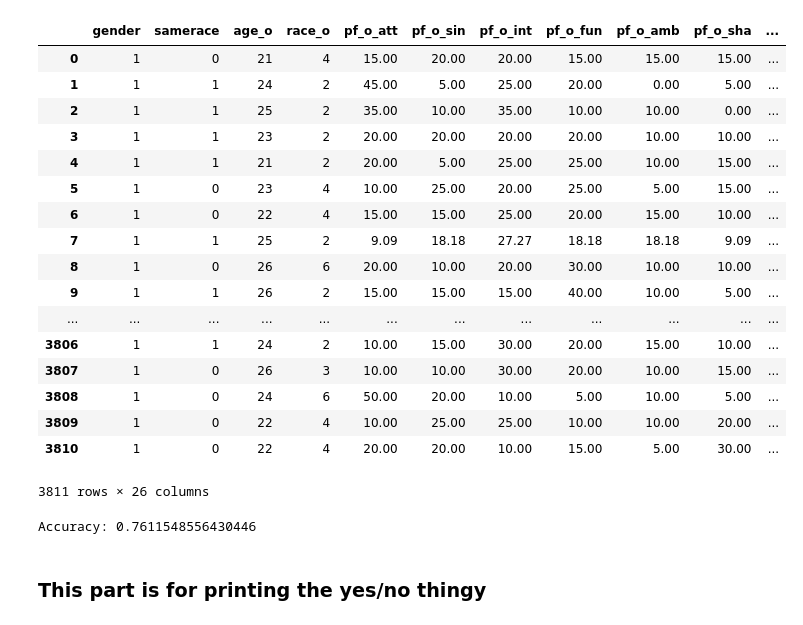
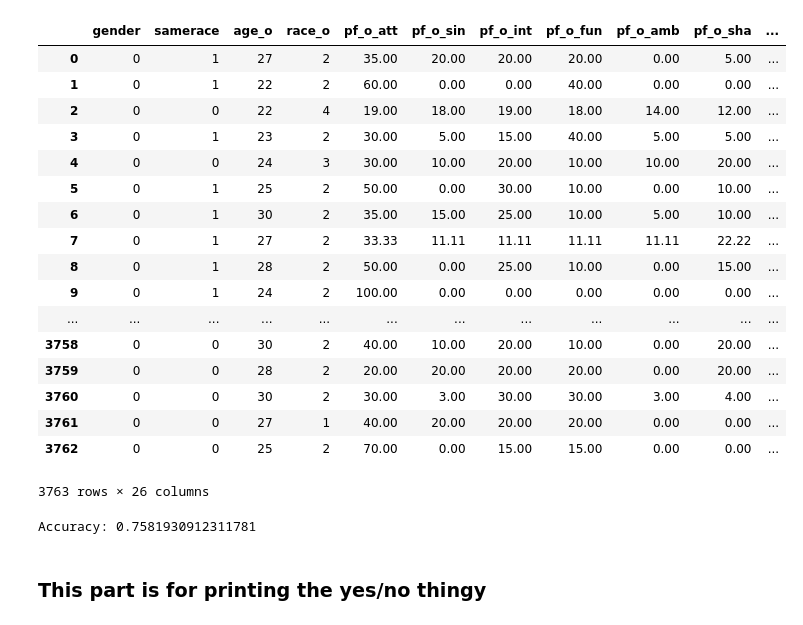
Before and after one commit to yulnicorn/Data-Analytics-Mining, a Jupyter notebook: DecisionTree.ipynb, the cells around one changed output. Saved outputs shown, nothing was run; the diff lists cells and outputs as text; code cells hidden in the pictures.

```diff
--- a/DecisionTree.ipynb
+++ b/DecisionTree.ipynb
@@ -9,27 +9,27 @@ from IPython.display import Image
 from sklearn.tree import export_graphviz
 # %%
 # load dataset
-df = pd.read_csv("male(final).csv")
+df = pd.read_csv("female(final).csv")
 df
 # %% [output]
 |  | gender | samerace | age_o | race_o | pf_o_att | pf_o_sin | pf_o_int | pf_o_fun | pf_o_amb | pf_o_sha | ... |
-| 0 | 1 | 0 | 21 | 4 | 15.00 | 20.00 | 20.00 | 15.00 | 15.00 | 15.00 | ... |
-| 1 | 1 | 1 | 24 | 2 | 45.00 | 5.00 | 25.00 | 20.00 | 0.00 | 5.00 | ... |
-| 2 | 1 | 1 | 25 | 2 | 35.00 | 10.00 | 35.00 | 10.00 | 10.00 | 0.00 | ... |
-| 3 | 1 | 1 | 23 | 2 | 20.00 | 20.00 | 20.00 | 20.00 | 10.00 | 10.00 | ... |
-| 4 | 1 | 1 | 21 | 2 | 20.00 | 5.00 | 25.00 | 25.00 | 10.00 | 15.00 | ... |
-| 5 | 1 | 0 | 23 | 4 | 10.00 | 25.00 | 20.00 | 25.00 | 5.00 | 15.00 | ... |
-| 6 | 1 | 0 | 22 | 4 | 15.00 | 15.00 | 25.00 | 20.00 | 15.00 | 10.00 | ... |
-| 7 | 1 | 1 | 25 | 2 | 9.09 | 18.18 | 27.27 | 18.18 | 18.18 | 9.09 | ... |
-| 8 | 1 | 0 | 26 | 6 | 20.00 | 10.00 | 20.00 | 30.00 | 10.00 | 10.00 | ... |
-| 9 | 1 | 1 | 26 | 2 | 15.00 | 15.00 | 15.00 | 40.00 | 10.00 | 5.00 | ... |
+| 0 | 0 | 1 | 27 | 2 | 35.00 | 20.00 | 20.00 | 20.00 | 0.00 | 5.00 | ... |
+| 1 | 0 | 1 | 22 | 2 | 60.00 | 0.00 | 0.00 | 40.00 | 0.00 | 0.00 | ... |
+| 2 | 0 | 0 | 22 | 4 | 19.00 | 18.00 | 19.00 | 18.00 | 14.00 | 12.00 | ... |
+| 3 | 0 | 1 | 23 | 2 | 30.00 | 5.00 | 15.00 | 40.00 | 5.00 | 5.00 | ... |
+| 4 | 0 | 0 | 24 | 3 | 30.00 | 10.00 | 20.00 | 10.00 | 10.00 | 20.00 | ... |
+| 5 | 0 | 1 | 25 | 2 | 50.00 | 0.00 | 30.00 | 10.00 | 0.00 | 10.00 | ... |
+| 6 | 0 | 1 | 30 | 2 | 35.00 | 15.00 | 25.00 | 10.00 | 5.00 | 10.00 | ... |
+| 7 | 0 | 1 | 27 | 2 | 33.33 | 11.11 | 11.11 | 11.11 | 11.11 | 22.22 | ... |
+| 8 | 0 | 1 | 28 | 2 | 50.00 | 0.00 | 25.00 | 10.00 | 0.00 | 15.00 | ... |
+| 9 | 0 | 1 | 24 | 2 | 100.00 | 0.00 | 0.00 | 0.00 | 0.00 | 0.00 | ... |
 | ... | ... | ... | ... | ... | ... | ... | ... | ... | ... | ... | ... |
-| 3806 | 1 | 1 | 24 | 2 | 10.00 | 15.00 | 30.00 | 20.00 | 15.00 | 10.00 | ... |
-| 3807 | 1 | 0 | 26 | 3 | 10.00 | 10.00 | 30.00 | 20.00 | 10.00 | 15.00 | ... |
-| 3808 | 1 | 0 | 24 | 6 | 50.00 | 20.00 | 10.00 | 5.00 | 10.00 | 5.00 | ... |
-| 3809 | 1 | 0 | 22 | 4 | 10.00 | 25.00 | 25.00 | 10.00 | 10.00 | 20.00 | ... |
-| 3810 | 1 | 0 | 22 | 4 | 20.00 | 20.00 | 10.00 | 15.00 | 5.00 | 30.00 | ... |
+| 3758 | 0 | 0 | 30 | 2 | 40.00 | 10.00 | 20.00 | 10.00 | 0.00 | 20.00 | ... |
+| 3759 | 0 | 0 | 28 | 2 | 20.00 | 20.00 | 20.00 | 20.00 | 0.00 | 20.00 | ... |
+| 3760 | 0 | 0 | 30 | 2 | 30.00 | 3.00 | 30.00 | 30.00 | 3.00 | 4.00 | ... |
+| 3761 | 0 | 0 | 27 | 1 | 40.00 | 20.00 | 20.00 | 20.00 | 0.00 | 0.00 | ... |
+| 3762 | 0 | 0 | 25 | 2 | 70.00 | 0.00 | 15.00 | 15.00 | 0.00 | 0.00 | ... |
-3811 rows × 26 columns
+3763 rows × 26 columns
 # %%
 #split dataset in features and target variable
 #feature_cols = ['match', 'samerace', 'age_o', 'attr_o','sinc_o','intel_o','fun_o','amb_o','shar_o','like_o','age','field_cd','imprace'
@@ -54,7 +54,7 @@ y_pred = clf.predict(X_test)
 # Model Accuracy, how often is the classifier correct?
 print("Accuracy:",metrics.accuracy_score(y_test, y_pred))
 # %% [output]
-Accuracy: 0.7611548556430446
+Accuracy: 0.7581930912311781
 # %% [markdown]
 ### This part is for printing the yes/no thingy
 # %%
```
Also changed, not shown: parts of 2 cells of this notebook, 47 other files.
